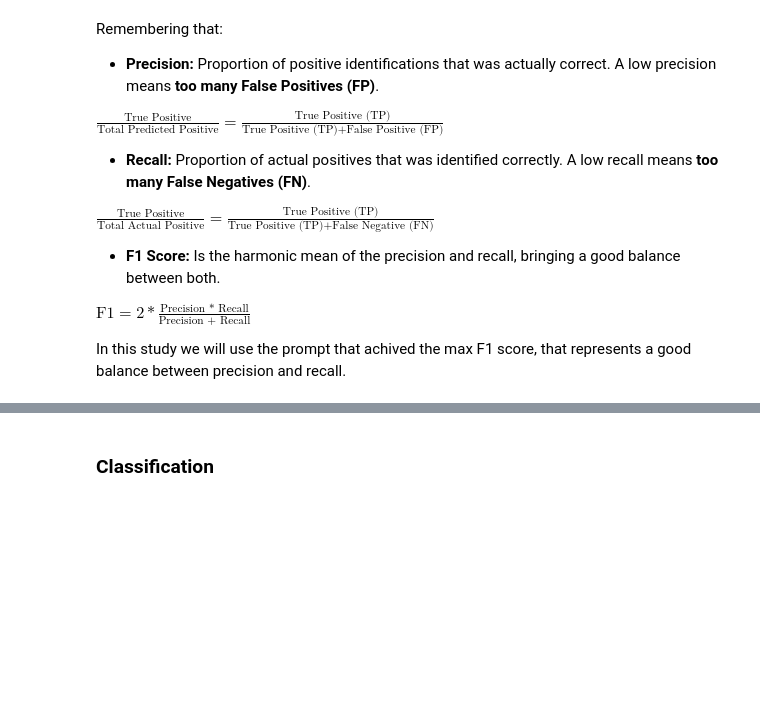
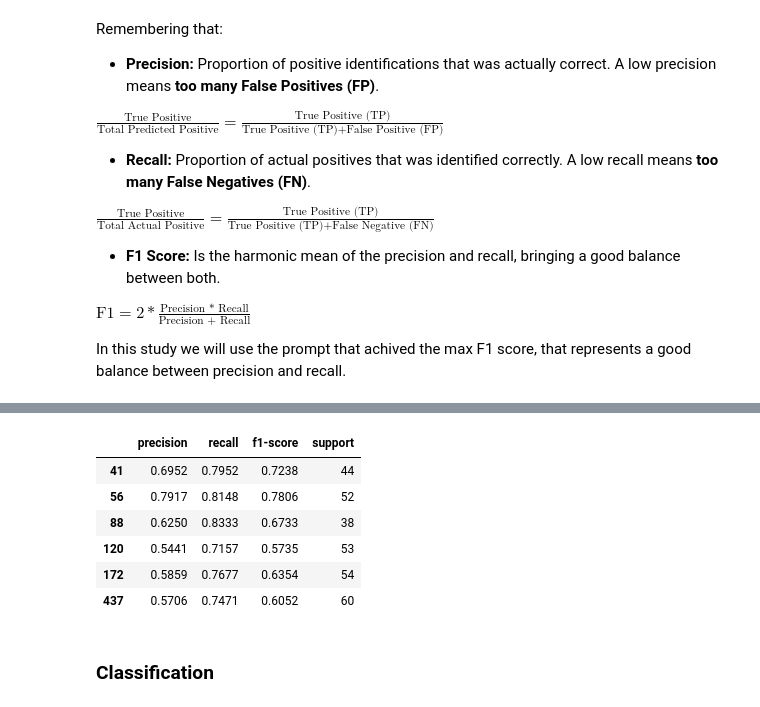
Before and after one commit to rdemarqui/llm_complaint_management, a Jupyter notebook: 02. LLM_analysis.ipynb, the cells around one changed output, grey strips where cells are left out. Cells and saved outputs as stored; diff of their text form; code cells hidden in the pictures; blank space fills up the shorter version.

```diff
--- a/02. LLM_analysis.ipynb
+++ b/02. LLM_analysis.ipynb
@@ -493,25 +466,33 @@ round(pd.DataFrame(score_dict[max_score_prompt]).transpose(), 4)
 # %%
 # Check score categorized by word count decile
-df_best_score = pd.open_excel(file_name_dict[max_score_prompt])
+df_best_score = pd.read_excel(file_name_dict[max_score_prompt])
 
 # Create statistics
 df_val_labeled['word_count'] = df_val_labeled['description'].str.split().str.len()
-df_val_labeled['decile'] = pd.qcut(df_val_labeled['word_count'], 10, labels=False)
+df_val_labeled['decile'] = pd.qcut(df_val_labeled['word_count'], 6, labels=False)
 df_val_labeled['max_per_decile'] = df_val_labeled.groupby('decile')['word_count'].transform('max')
 
 # Iterate over deciles
 df_score_decile = pd.DataFrame()
 score_dec_dict = {}
 decile_cat = sorted(df_val_labeled['max_per_decile'].unique())
 for i_decile in decile_cat:
   y_exp_dec = df_val_labeled[df_val_labeled['max_per_decile']==i_decile][tags]
   y_pred_dec = df_best_score.loc[y_exp_dec.index, tags]
   score_dec_dict[i_decile] = classification_report(y_exp_dec, y_pred_dec, output_dict=True, target_names=tags)
   score_temp_dec = score_dec_dict[i_decile]['samples avg']
   df_temp = pd.DataFrame(score_temp_dec, index=[i_decile])
   df_score_decile = pd.concat([df_score_decile, df_temp])
 
 round(df_score_decile, 4)
+# %% [output]
+|  | precision | recall | f1-score | support |
+| 41 | 0.6952 | 0.7952 | 0.7238 | 44 |
+| 56 | 0.7917 | 0.8148 | 0.7806 | 52 |
+| 88 | 0.6250 | 0.8333 | 0.6733 | 38 |
+| 120 | 0.5441 | 0.7157 | 0.5735 | 53 |
+| 172 | 0.5859 | 0.7677 | 0.6354 | 54 |
+| 437 | 0.5706 | 0.7471 | 0.6052 | 60 |
 # %%
 # Criar uma função que verifique as classificações que geraram texto fora do estipulado (hallucination)
 # chatgpt_preds[~chatgpt_preds.resp_pred.isin(["person", "company"])][["clean_name", "label", "resp_pred"]].head(10)
```
Also changed, not shown: parts of 9 cells of this notebook.
